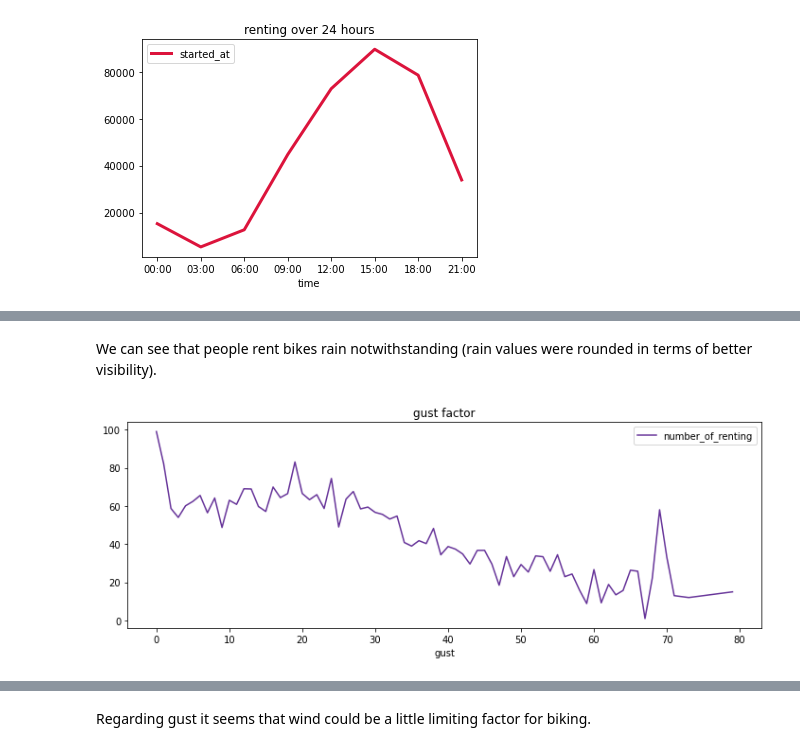
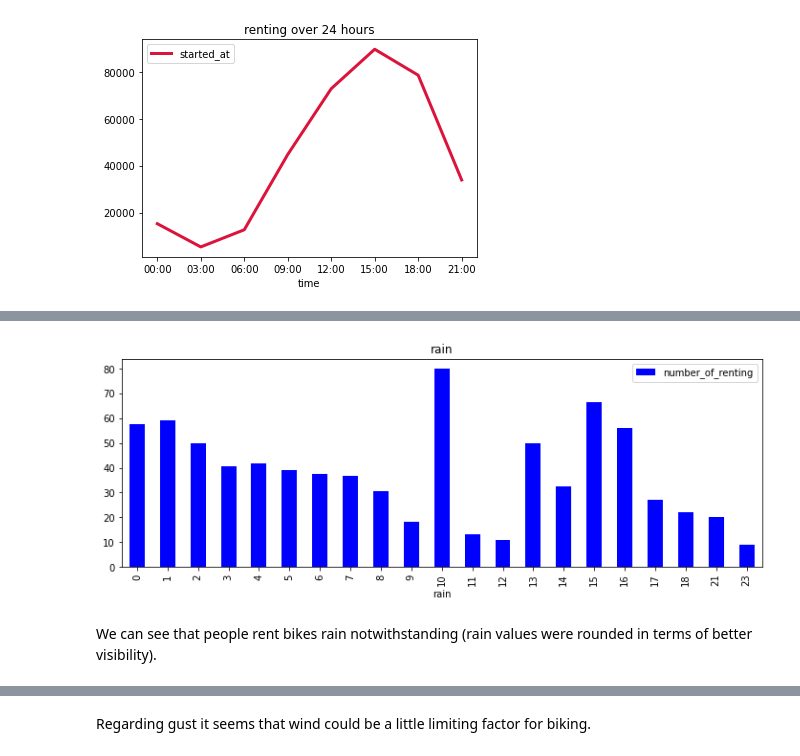
Before and after one commit to carlos108108/Just_Eat_Cycles_project, a Jupyter notebook: Edinburgh.ipynb, the cells around one changed output, grey strips where cells are left out. Saved outputs shown, nothing was run; the diff lists cells and outputs as text; code cells hidden in the pictures.

```diff
--- a/Edinburgh.ipynb
+++ b/Edinburgh.ipynb
@@ -135,10 +130,6 @@ df['number_of_renting'].plot(figsize=(12,4), kind='bar', legend=True, title='rai
+# %%
+weather_chart((12,4), 'bar', 'rain', 'blue');
+# %% [output]
+[figure, added]
 # %% [markdown]
 We can see that people rent bikes rain notwithstanding (rain values were rounded in terms of better visibility).
-# %%
-df1 = e_weather_df.query("date > '2018-09-14'").groupby('gust').count()[['time']].rename(columns={'time': 'weather_count'})
-df2 = final_df.groupby('gust').count()[['index']].rename(columns={'index': 'final_df_count'})
-df = df1.join(df2)
-df['number_of_renting'] = df['final_df_count'] / df['weather_count']
-df['number_of_renting'].plot(figsize=(12,4), kind='line', legend=True, title='gust factor', color='rebeccapurple');
-# %% [output]
-[figure, removed]
```
Also changed, not shown: parts of 9 cells of this notebook.
